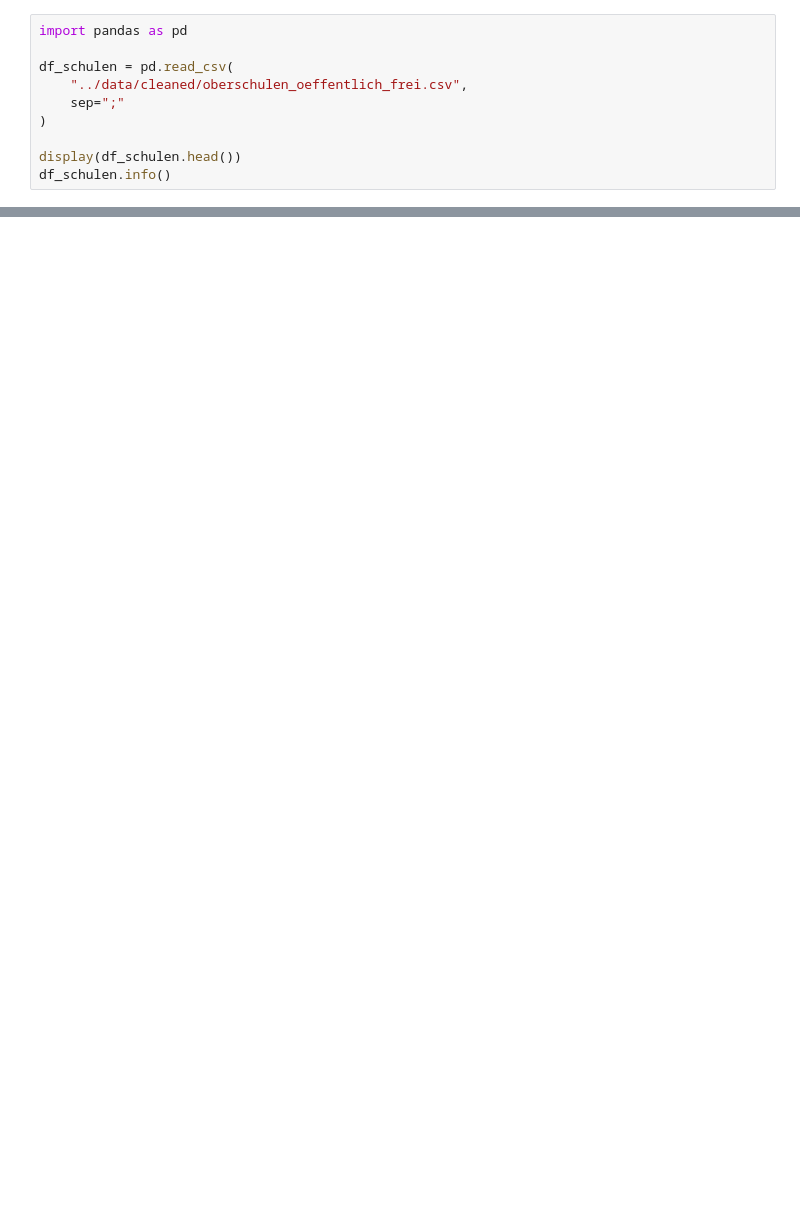
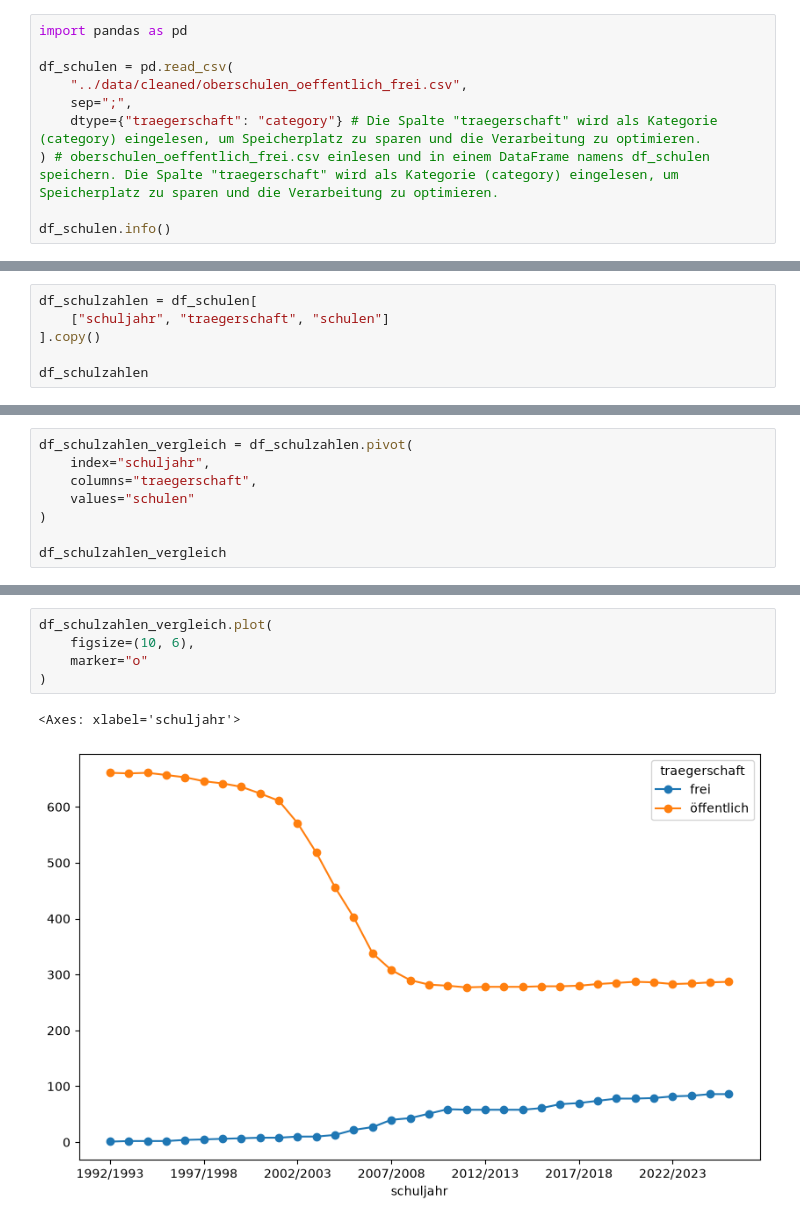
Before and after one commit to AndreR819/PortfolioProjekt, a Jupyter notebook: notebooks/02_schulen_und_schueler.ipynb, the cells around one changed output, grey strips where cells are left out. Cells and saved outputs as stored; diff of their text form; blank space fills up the shorter version.

Commit message:
Schul- und Schülerzahlen analysiert

```diff
--- a/notebooks/02_schulen_und_schueler.ipynb
+++ b/notebooks/02_schulen_und_schueler.ipynb
@@ -3,9 +3,9 @@ import pandas as pd
 
 df_schulen = pd.read_csv(
     "../data/cleaned/oberschulen_oeffentlich_frei.csv",
-    sep=";"
-)
+    sep=";",
+    dtype={"traegerschaft": "category"} # Die Spalte "traegerschaft" wird als Kategorie (category) eingelesen, um Speicherplatz zu sparen und die Verarbeitung zu optimieren.
+) # oberschulen_oeffentlich_frei.csv einlesen und in einem DataFrame namens df_schulen speichern. Die Spalte "traegerschaft" wird als Kategorie (category) eingelesen, um Speicherplatz zu sparen und die Verarbeitung zu optimieren.
 
-display(df_schulen.head())
 df_schulen.info()
 # %% [output]
@@ -33,0 +31,6 @@ memory usage: 4.9 KB
+# %%
+df_schulzahlen = df_schulen[
+    ["schuljahr", "traegerschaft", "schulen"]
+].copy()
+
+df_schulzahlen
@@ -33,0 +53,8 @@ memory usage: 4.9 KB
+# %%
+df_schulzahlen_vergleich = df_schulzahlen.pivot(
+    index="schuljahr",
+    columns="traegerschaft",
+    values="schulen"
+)
+
+df_schulzahlen_vergleich
@@ -33,0 +82,8 @@ memory usage: 4.9 KB
+# %%
+df_schulzahlen_vergleich.plot(
+    figsize=(10, 6),
+    marker="o"
+)
+# %% [output]
+<Axes: xlabel='schuljahr'>
+[figure, added]
```
Also changed, not shown: parts of 36 cells of this notebook.
